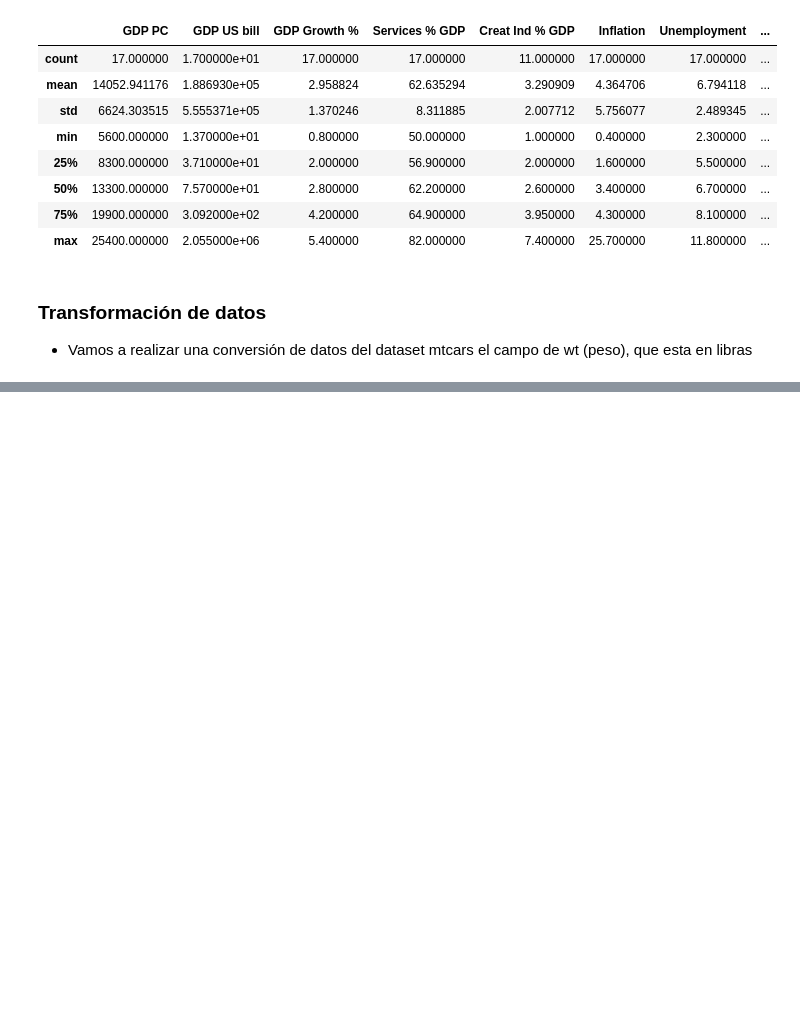
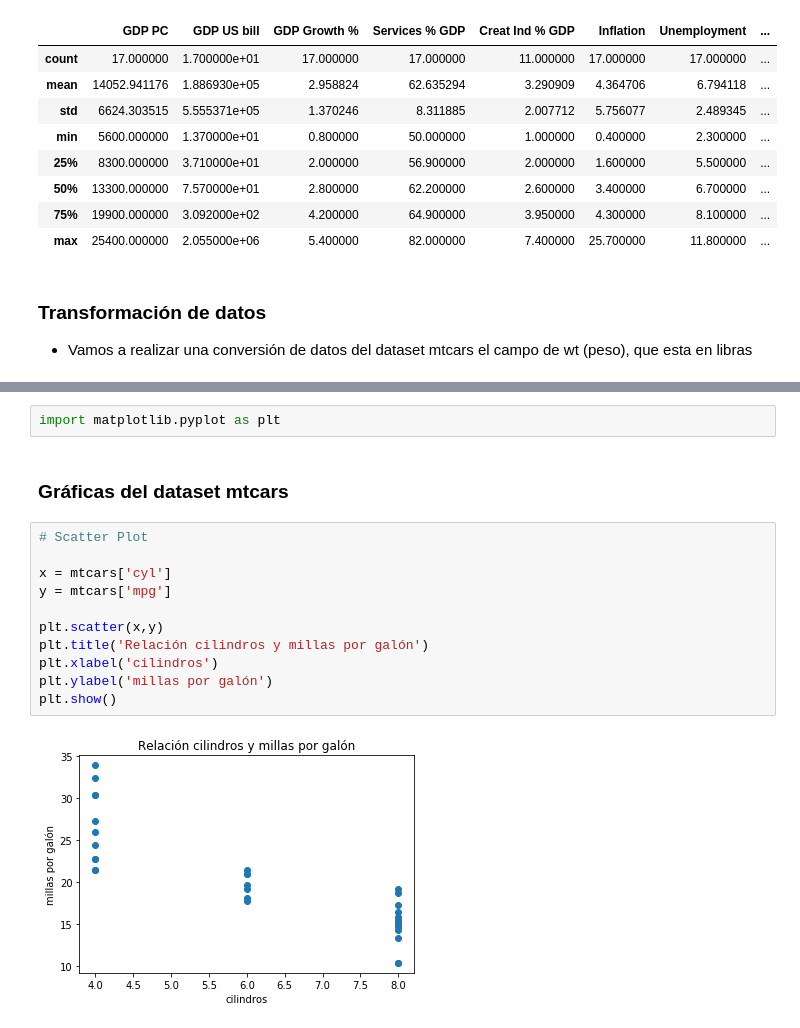
Before and after one commit to xgutierrez/Platzi-EconomiaNaranja, a Jupyter notebook: AnalsisDatos.ipynb, the cells around one changed output, grey strips where cells are left out. Cells and saved outputs as stored; diff of their text form; blank space fills up the shorter version.

Commit message:
EDA y Scatterplot

```diff
--- a/AnalsisDatos.ipynb
+++ b/AnalsisDatos.ipynb
@@ -136,0 +197,17 @@ mtcars
+# %%
+import matplotlib.pyplot as plt
+# %% [markdown]
+### Gráficas del dataset mtcars
+# %%
+# Scatter Plot
+
+x = mtcars['cyl']
+y = mtcars['mpg']
+
+plt.scatter(x,y)
+plt.title('Relación cilindros y millas por galón')
+plt.xlabel('cilindros')
+plt.ylabel('millas por galón')
+plt.show()
+# %% [output]
+[figure, added]
```
Also changed, not shown: parts of 11 cells of this notebook.
